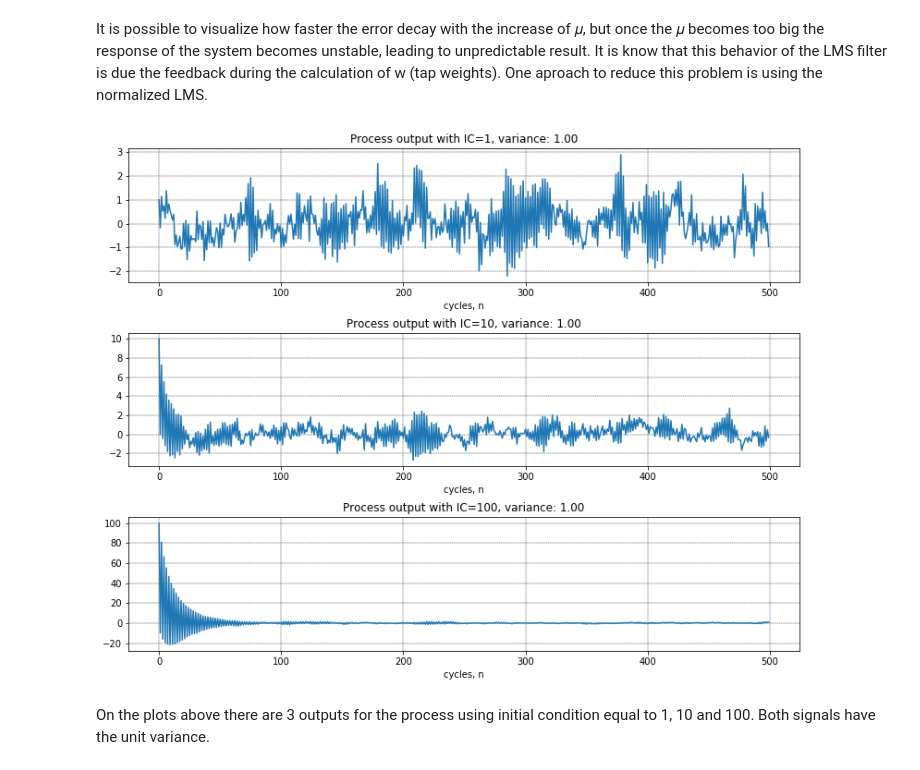
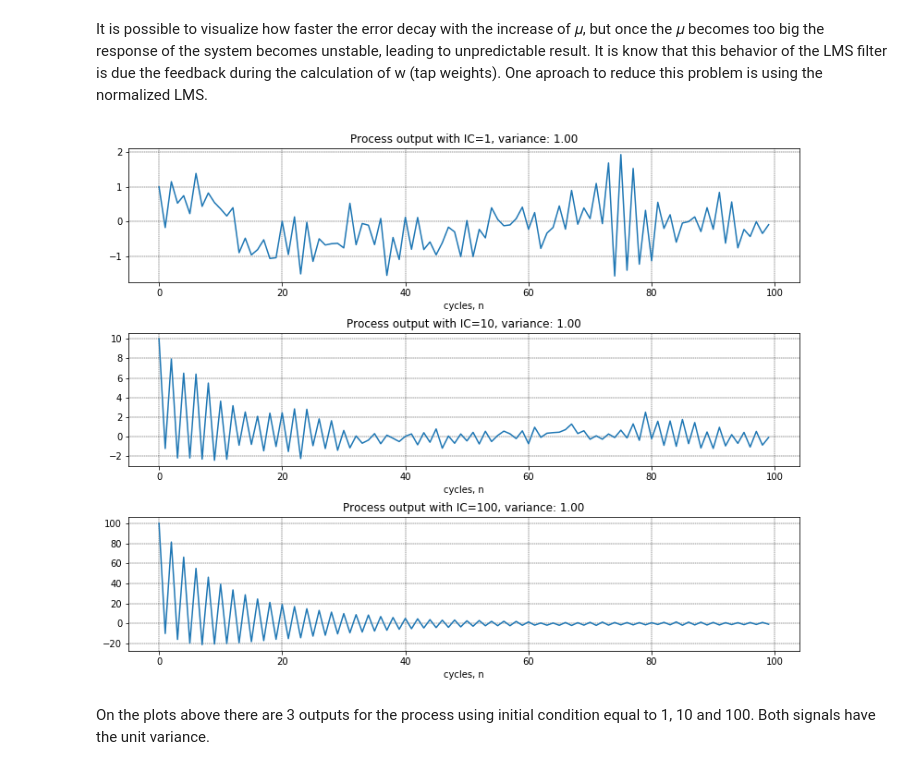
Before and after one commit to natanaelmgomes/AF4_LMS_NLMS, a Jupyter notebook: AF4_LMS_NLMS.ipynb, the cells around one changed output. Saved outputs shown, nothing was run; the diff lists cells and outputs as text; code cells hidden in the pictures.

```diff
--- a/AF4_LMS_NLMS.ipynb
+++ b/AF4_LMS_NLMS.ipynb
@@ -244,41 +244,41 @@ def aru(n, ic, sigma, a1 = 0.1, a2 = -0.8): # u(n) = -a1*u(n - 1) - a2*u(n - 2)
 np.random.seed(42)
 
 # parameters
-n = 500
+n = 100
 a1 = 0.1
 a2 = -0.8
 ic1 = 1
 ic2 = 10
 ic3 = 100
 sigma1 = 0.5143
 sigma2 = 0.522526
-sigma3 = 0.263399
+sigma3 = 0.26944
 
 # generate the signal
 u1 = aru(n,ic1,sigma1)
 u2 = aru(n,ic2,sigma2)
 u3 = aru(n,ic3,sigma3)
 
 # calculate the deviance over a bigger signal
 stddev1 = np.std(aru(50000,ic1,sigma1)) ** 2
 stddev2 = np.std(aru(50000,ic2,sigma2)) ** 2
 stddev3 = np.std(aru(50000,ic3,sigma3)) ** 2
 
 #plot the result
 fig, ax = plt.subplots(3,1,figsize=(13,10))
 ax[0].set_title('Process output with IC=1, variance: {:.2f}'.format(stddev1))
 ax[0].plot(u1)
 ax[0].set_xlabel('cycles, n'), ax[0].grid(linestyle='--',linewidth='0.4', color='black')
 ax[1].set_title('Process output with IC=10, variance: {:.2f}'.format(stddev2))
 ax[1].plot(u2)
 ax[1].set_xlabel('cycles, n'), ax[1].grid(linestyle='--',linewidth='0.4', color='black')
 ax[2].set_title('Process output with IC=100, variance: {:.2f}'.format(stddev3))
 ax[2].plot(u3)
 ax[2].set_xlabel('cycles, n'), ax[2].grid(linestyle='--',linewidth='0.4', color='black')
 plt.subplots_adjust(hspace = 0.38, wspace = 0.1)
 plt.show()
 # %% [output]
-[figure, old version]
+[figure, new version]
 # %% [markdown]
 On the plots above there are 3 outputs for the process using initial condition equal to 1, 10 and 100. Both signals have the unit variance.
 # %%
```
Also changed, not shown: parts of 5 cells of this notebook.
